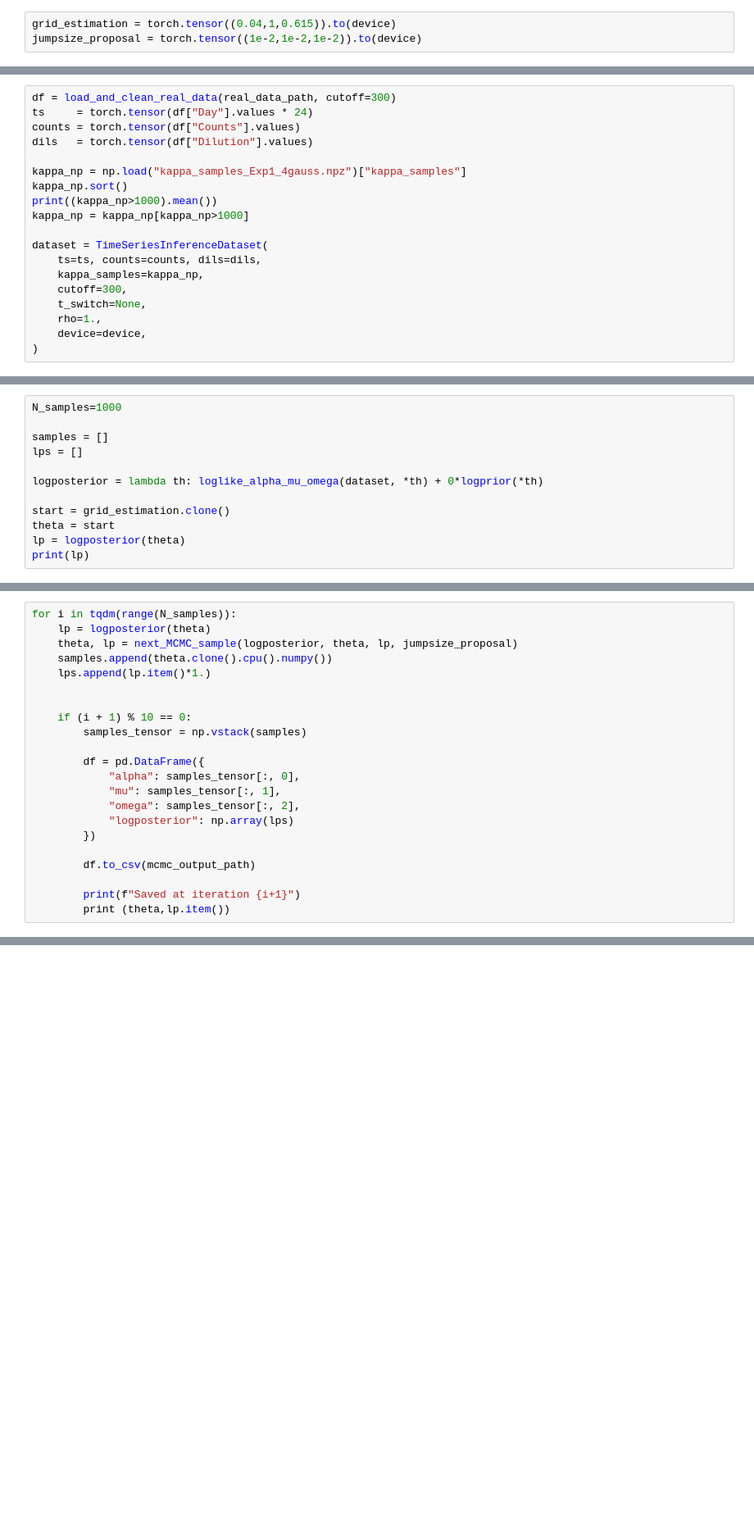
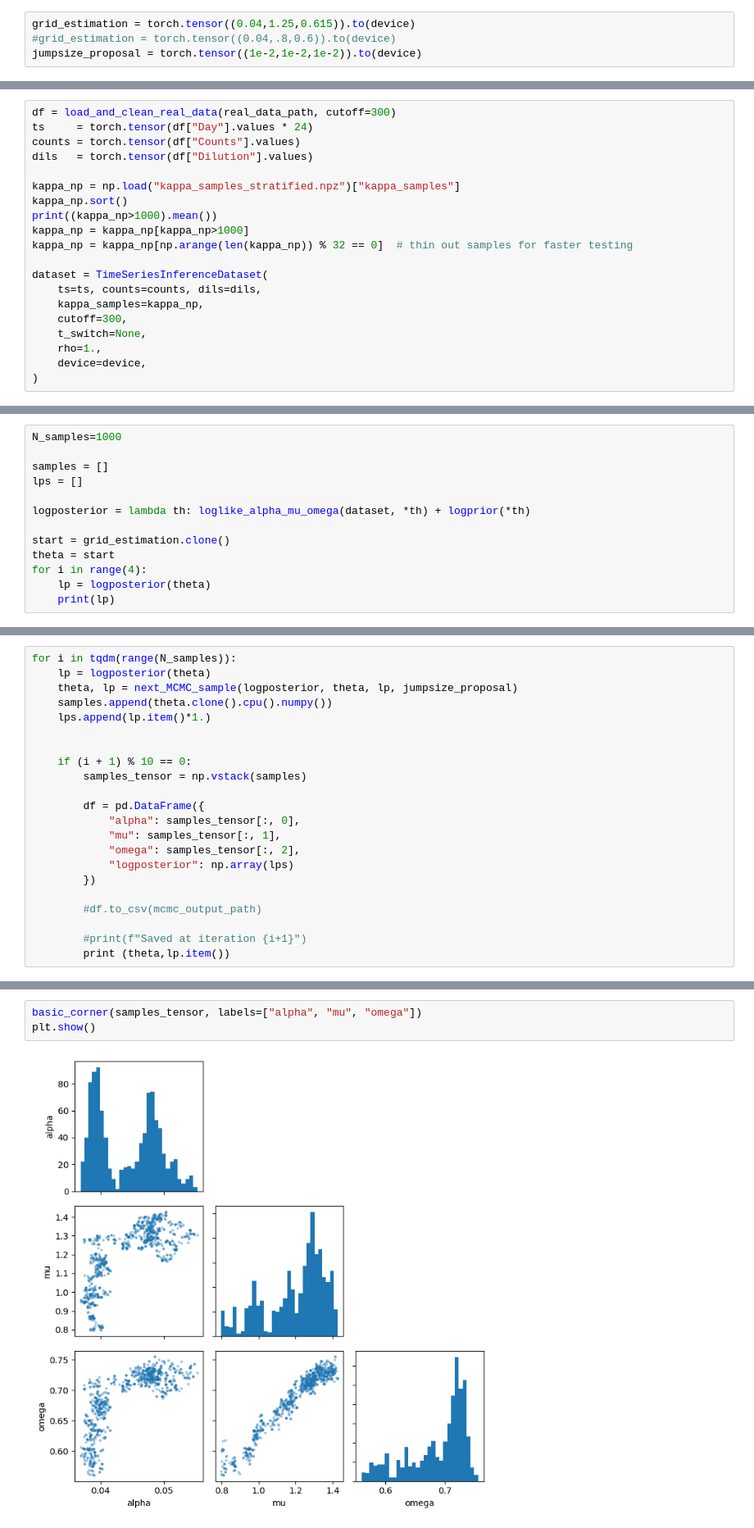
Before and after one commit to PessoaP/Celegans_inference, a Jupyter notebook: mcmc_test.ipynb, the cells around one changed output, grey strips where cells are left out. Shown at 82% size. Cells and saved outputs as stored; diff of their text form; blank space fills up the shorter version.

Commit message:
back to zero omega

```diff
--- a/mcmc_test.ipynb
+++ b/mcmc_test.ipynb
@@ -15,7 +15,8 @@ device = torch.device("cuda" if torch.cuda.is_available() else "cpu")
 torch.manual_seed(42)
 np.random.seed(42)
 # %%
-grid_estimation = torch.tensor((0.04,1,0.615)).to(device)
+grid_estimation = torch.tensor((0.04,1.25,0.615)).to(device)
+#grid_estimation = torch.tensor((0.04,.8,0.6)).to(device)
 jumpsize_proposal = torch.tensor((1e-2,1e-2,1e-2)).to(device)
 # %%
 real_data_path = "real_data/Exp_1_live_lowpH.csv"
@@ -30,10 +31,11 @@ ts     = torch.tensor(df["Day"].values * 24)
 counts = torch.tensor(df["Counts"].values)
 dils   = torch.tensor(df["Dilution"].values)
 
-kappa_np = np.load("kappa_samples_Exp1_4gauss.npz")["kappa_samples"]
+kappa_np = np.load("kappa_samples_stratified.npz")["kappa_samples"]
 kappa_np.sort()
 print((kappa_np>1000).mean())
 kappa_np = kappa_np[kappa_np>1000]
+kappa_np = kappa_np[np.arange(len(kappa_np)) % 32 == 0]  # thin out samples for faster testing
 
 dataset = TimeSeriesInferenceDataset(
     ts=ts, counts=counts, dils=dils,
@@ -57,10 +59,11 @@ N_samples=1000
 samples = []
 lps = []
 
-logposterior = lambda th: loglike_alpha_mu_omega(dataset, *th) + 0*logprior(*th)
+logposterior = lambda th: loglike_alpha_mu_omega(dataset, *th) + logprior(*th)
 
 start = grid_estimation.clone()
 theta = start
-lp = logposterior(theta)
-print(lp)
+for i in range(4):
+    lp = logposterior(theta)
+    print(lp)
 # %% [output]
@@ -83,8 +89,8 @@ for i in tqdm(range(N_samples)):
             "logposterior": np.array(lps)
         })
 
-        df.to_csv(mcmc_output_path)
+        #df.to_csv(mcmc_output_path)
 
-        print(f"Saved at iteration {i+1}")
+        #print(f"Saved at iteration {i+1}")
         print (theta,lp.item())
 # %% [output]
@@ -96,0 +160,5 @@ tensor([0.0414, 1.0547, 0.6462], device='cuda:0') -1950.258056640625
+# %%
+basic_corner(samples_tensor, labels=["alpha", "mu", "omega"])
+plt.show()
+# %% [output]
+[figure, added]
```
Also changed, not shown: parts of 12 cells of this notebook, 2 other files.
